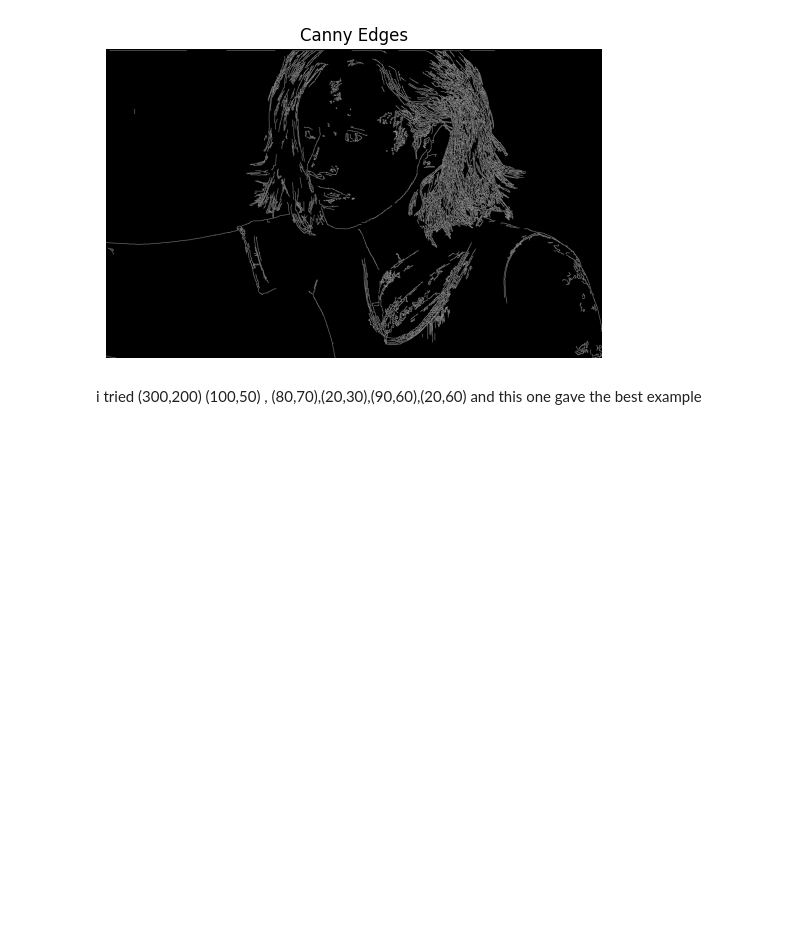
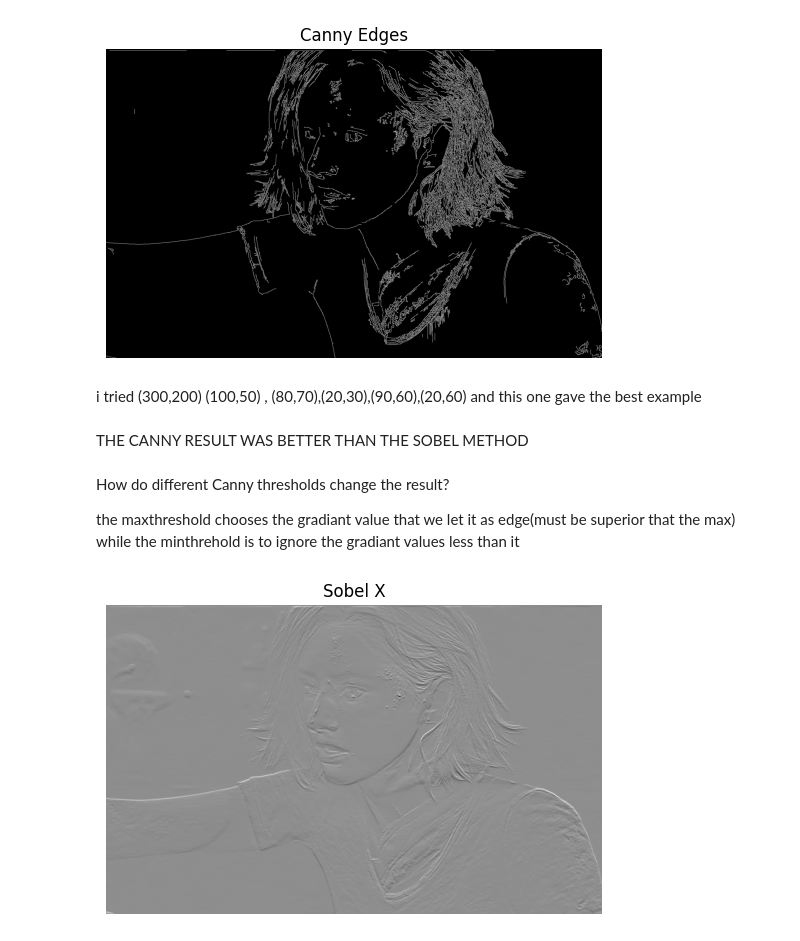
Before and after one commit to MicroClub-USTHB/IT-25-26, a Jupyter notebook: ai/Computer Vision Bootcamp/Session2- CV Processing Techniques/script.ipynb, the cells around one changed output. Drawn from its saved outputs; the diff is of its cells as text; code cells hidden in the pictures; blank space fills up the shorter version.

```diff
--- a/ai/Computer Vision Bootcamp/Session2- CV Processing Techniques/script.ipynb
+++ b/ai/Computer Vision Bootcamp/Session2- CV Processing Techniques/script.ipynb
@@ -55,3 +55,23 @@ plt.show()
 [figure]
 # %% [markdown]
 i tried (300,200) (100,50) , (80,70),(20,30),(90,60),(20,60) and this one gave the best example
+# %% [markdown]
+THE CANNY RESULT WAS BETTER THAN THE SOBEL METHOD
+# %% [markdown]
+How do different Canny thresholds change the result?
+
+the maxthreshold chooses the  gradiant value that we let it as edge(must be superior that the max)
+while the minthrehold is to ignore the gradiant values less than it
+# %%
+#experimenting the gaussian bluring
+blur = cv2.GaussianBlur(gray,(5,5),0)
+
+#for sobel first
+sobelx = cv2.Sobel(blur, cv2.CV_64F, 0,1)
+
+plt.imshow(sobelx, cmap="gray")
+plt.title("Sobel X")
+plt.axis("off")
+plt.show()
+# %% [output]
+[figure, added]
```
Also changed, not shown: parts of 4 cells of this notebook.
